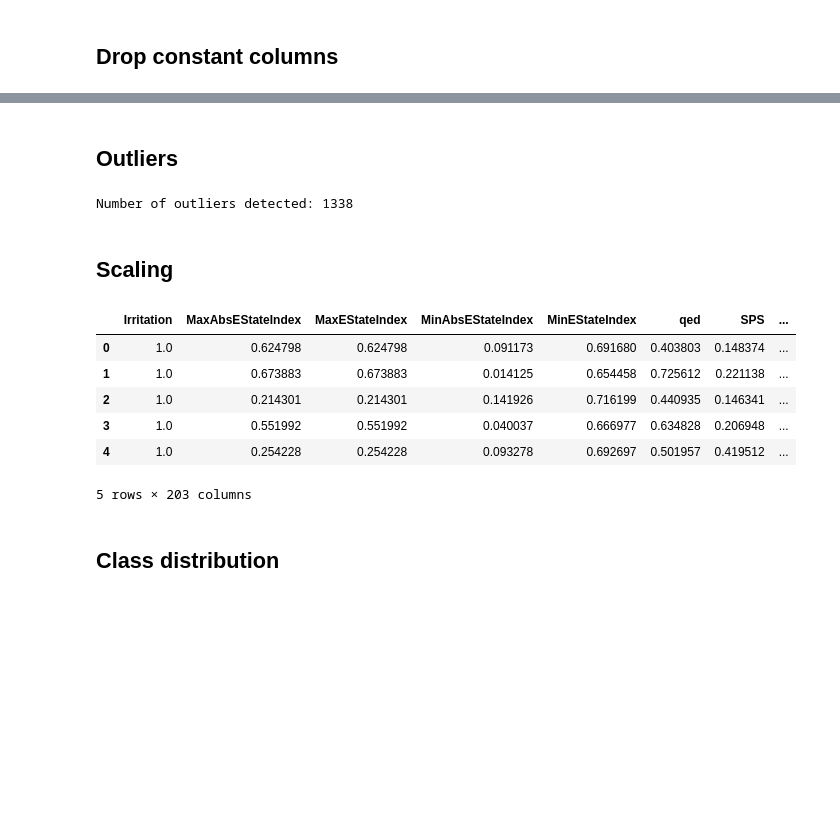
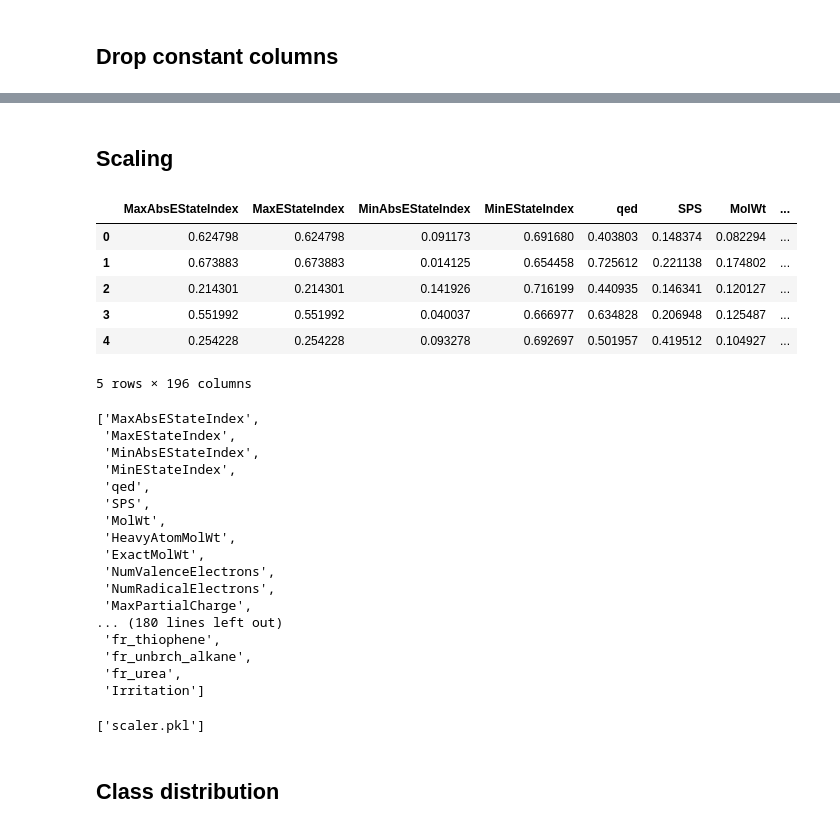
Before and after one commit to zjavkovam/DP-QSAR-Skin-Irritation, a Jupyter notebook: DataProcessing.ipynb, the cells around one changed output, grey strips where cells are left out. Cells and saved outputs as stored; diff of their text form; code cells hidden in the pictures; blank space fills up the shorter version.

```diff
--- a/DataProcessing.ipynb
+++ b/DataProcessing.ipynb
@@ -339,2 +290,0 @@ print(len(skewed_features))
-# %% [markdown]
-## Outliers
@@ -371,28 +291,58 @@ df.size
-# %%
-rabits = detect_outliers(rabits)
-# %% [output]
-Number of outliers detected: 1338
 # %% [markdown]
 ## Scaling
-# %%
-# Initialize MinMaxScaler
-scaler = MinMaxScaler()
-
-# Fit and transform the DataFrame
-normalized_data = scaler.fit_transform(df)
-
-# Convert the scaled data back to a DataFrame
-df = pd.DataFrame(normalized_data, columns=df.columns)
-
-df.head()
-# %% [output]
-|  | Irritation | MaxAbsEStateIndex | MaxEStateIndex | MinAbsEStateIndex | MinEStateIndex | qed | SPS | ... |
-| 0 | 1.0 | 0.624798 | 0.624798 | 0.091173 | 0.691680 | 0.403803 | 0.148374 | ... |
-| 1 | 1.0 | 0.673883 | 0.673883 | 0.014125 | 0.654458 | 0.725612 | 0.221138 | ... |
-| 2 | 1.0 | 0.214301 | 0.214301 | 0.141926 | 0.716199 | 0.440935 | 0.146341 | ... |
-| 3 | 1.0 | 0.551992 | 0.551992 | 0.040037 | 0.666977 | 0.634828 | 0.206948 | ... |
-| 4 | 1.0 | 0.254228 | 0.254228 | 0.093278 | 0.692697 | 0.501957 | 0.419512 | ... |
-5 rows × 203 columns
+# %%
+from sklearn.preprocessing import MinMaxScaler
+import pandas as pd
+
+# Separate features and label
+features = df.drop(columns=["Irritation"])
+label = df["Irritation"]
+
+# Initialize scaler and fit only on features
+scaler = MinMaxScaler()
+scaled_features = scaler.fit_transform(features)
+
+# Convert back to DataFrame with original column names
+scaled_df = pd.DataFrame(scaled_features, columns=features.columns, index=df.index)
+
+# Add the label column back
+df_scaled = pd.concat([scaled_df, label], axis=1)
+
+# Resulting DataFrame
+df = df_scaled
+df.head()
+# %% [output]
+|  | MaxAbsEStateIndex | MaxEStateIndex | MinAbsEStateIndex | MinEStateIndex | qed | SPS | MolWt | ... |
+| 0 | 0.624798 | 0.624798 | 0.091173 | 0.691680 | 0.403803 | 0.148374 | 0.082294 | ... |
+| 1 | 0.673883 | 0.673883 | 0.014125 | 0.654458 | 0.725612 | 0.221138 | 0.174802 | ... |
+| 2 | 0.214301 | 0.214301 | 0.141926 | 0.716199 | 0.440935 | 0.146341 | 0.120127 | ... |
+| 3 | 0.551992 | 0.551992 | 0.040037 | 0.666977 | 0.634828 | 0.206948 | 0.125487 | ... |
+| 4 | 0.254228 | 0.254228 | 0.093278 | 0.692697 | 0.501957 | 0.419512 | 0.104927 | ... |
+5 rows × 196 columns
+# %%
+list(df.columns)
+# %% [output]
+['MaxAbsEStateIndex',
+ 'MaxEStateIndex',
+ 'MinAbsEStateIndex',
+ 'MinEStateIndex',
+ 'qed',
+ 'SPS',
+ 'MolWt',
+ 'HeavyAtomMolWt',
+ 'ExactMolWt',
+ 'NumValenceElectrons',
+ 'NumRadicalElectrons',
+ 'MaxPartialCharge',
+... (180 lines left out)
+ 'fr_thiophene',
+ 'fr_unbrch_alkane',
+ 'fr_urea',
+ 'Irritation']
+# %%
+joblib.dump(scaler, "scaler.pkl")
+# %% [output]
+['scaler.pkl']
 # %% [markdown]
 ## Class distribution
 # %%
```
Also changed, not shown: parts of 40 cells of this notebook.
